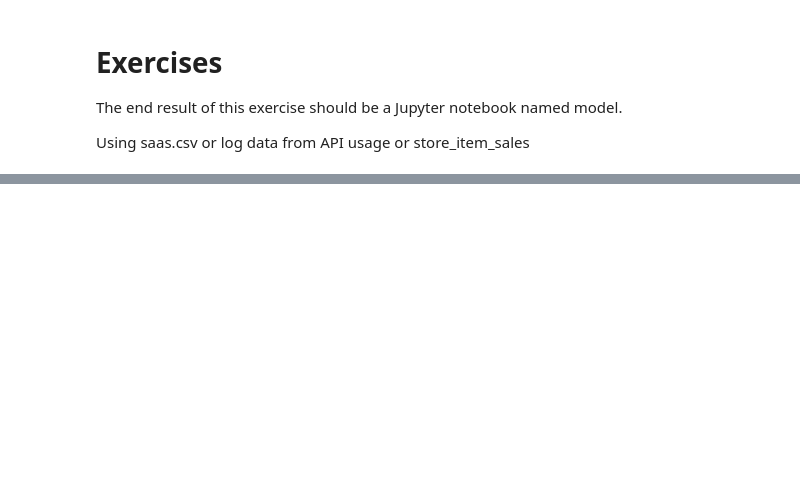
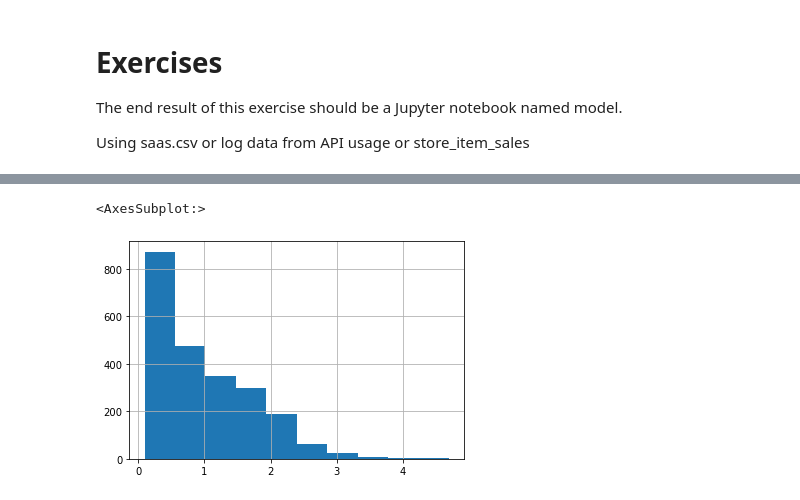
Before and after one commit to ljackson707/time-series-exercises, a Jupyter notebook: data_modeling/modeling_exercises.ipynb, the cells around one changed output, grey strips where cells are left out. Cells and saved outputs as stored; diff of their text form; code cells hidden in the pictures; blank space fills up the shorter version.

```diff
--- a/data_modeling/modeling_exercises.ipynb
+++ b/data_modeling/modeling_exercises.ipynb
@@ -45,0 +76,5 @@ df.head()
+# %%
+df.AverageTemperatureUncertainty.hist()
+# %% [output]
+<AxesSubplot:>
+[figure, added]
```
Also changed, not shown: parts of 82 cells of this notebook.
